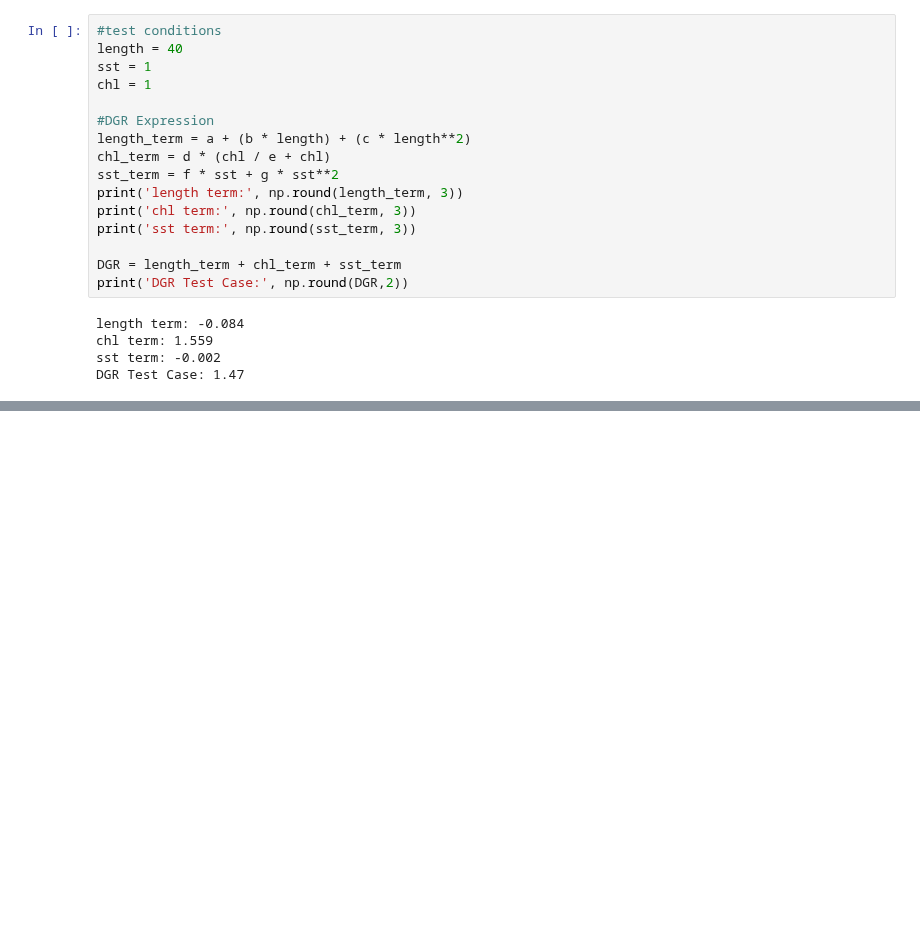
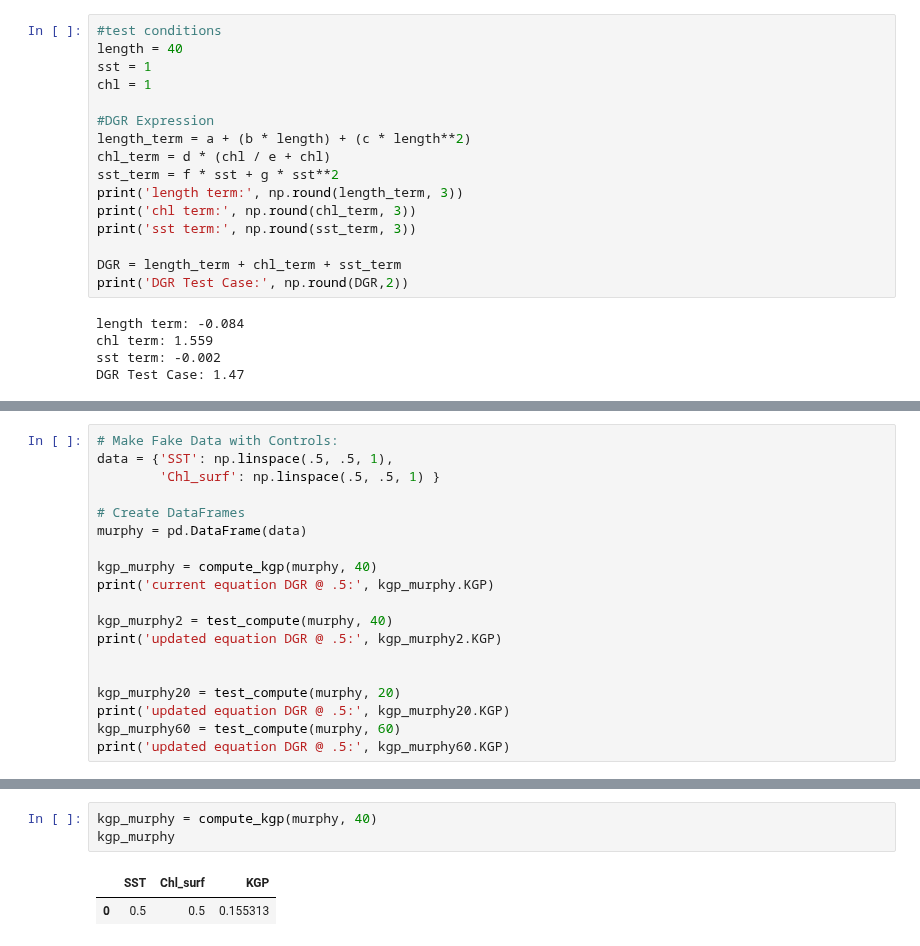
Before and after one commit to Zephyr-Sylvester/krill-cesm-le, a Jupyter notebook: notebooks/DGR-eq-application.ipynb, the cells around one changed output, grey strips where cells are left out. Saved outputs shown, nothing was run; the diff lists cells and outputs as text; blank space fills up the shorter version.

```diff
--- a/notebooks/DGR-eq-application.ipynb
+++ b/notebooks/DGR-eq-application.ipynb
@@ -205,0 +288,19 @@ DGR Test Case: 1.47
+# %%
+# Make Fake Data with Controls:
+data = {'SST': np.linspace(.5, .5, 1),
+        'Chl_surf': np.linspace(.5, .5, 1) }
+
+# Create DataFrames
+murphy = pd.DataFrame(data)
+
+kgp_murphy = compute_kgp(murphy, 40)
+print('current equation DGR @ .5:', kgp_murphy.KGP)
+
+kgp_murphy2 = test_compute(murphy, 40)
+print('updated equation DGR @ .5:', kgp_murphy2.KGP)
+
+
+kgp_murphy20 = test_compute(murphy, 20)
+print('updated equation DGR @ .5:', kgp_murphy20.KGP)
+kgp_murphy60 = test_compute(murphy, 60)
+print('updated equation DGR @ .5:', kgp_murphy60.KGP)
@@ -205,0 +476,6 @@ DGR Test Case: 1.47
+# %%
+kgp_murphy = compute_kgp(murphy, 40)
+kgp_murphy
+# %% [output]
+|  | SST | Chl_surf | KGP |
+| 0 | 0.5 | 0.5 | 0.155313 |
```
Also changed, not shown: parts of 22 cells of this notebook, 2 other files.
